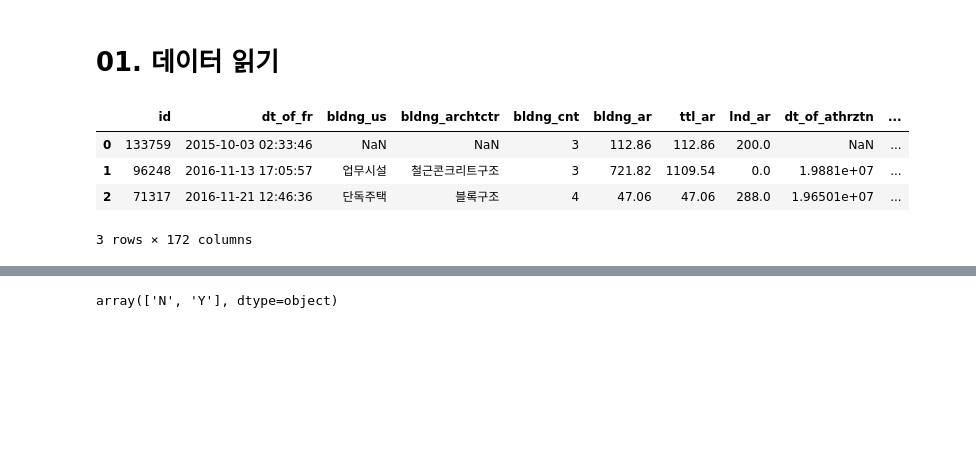
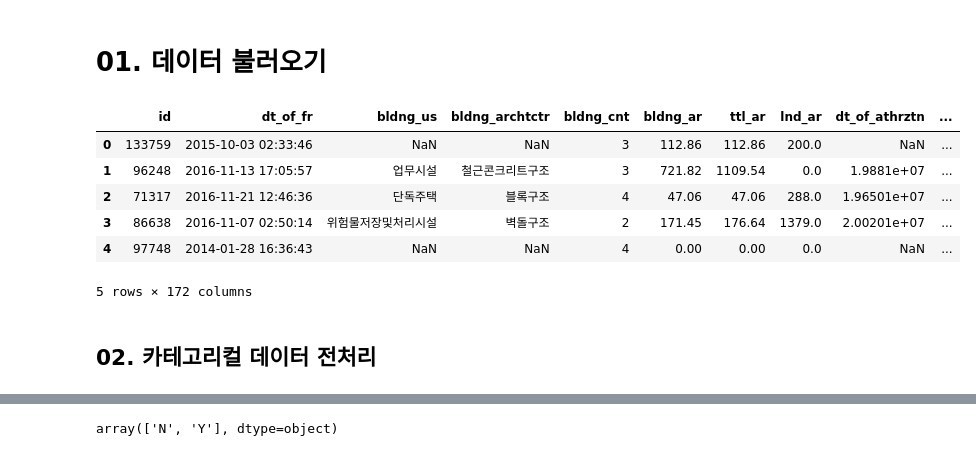
Before and after one commit to hanseul-wang/fire-prediction-model-Kimhae, a Jupyter notebook: Fire/Data_analysis/Train_Data_EDA.ipynb, the cells around one changed output, grey strips where cells are left out. Drawn from its saved outputs; the diff is of its cells as text; code cells hidden in the pictures; blank space fills up the shorter version.

```diff
--- a/Fire/Data_analysis/Train_Data_EDA.ipynb
+++ b/Fire/Data_analysis/Train_Data_EDA.ipynb
@@ -10,13 +7,17 @@ warnings.filterwarnings('ignore')
 # %% [markdown]
-# 01. 데이터 읽기
+# 01. 데이터 불러오기
 # %%
-aDB = pd.read_csv('../Data/PJT002_train.csv')
+tDB = pd.read_csv('../Data/PJT002_train.csv')
-# %%
-aDB.head(3)
-# %% [output]
-|  | id | dt_of_fr | bldng_us | bldng_archtctr | bldng_cnt | bldng_ar | ttl_ar | lnd_ar | dt_of_athrztn | ... |
-| 0 | 133759 | 2015-10-03 02:33:46 | NaN | NaN | 3 | 112.86 | 112.86 | 200.0 | NaN | ... |
-| 1 | 96248 | 2016-11-13 17:05:57 | 업무시설 | 철근콘크리트구조 | 3 | 721.82 | 1109.54 | 0.0 | 1.9881e+07 | ... |
-| 2 | 71317 | 2016-11-21 12:46:36 | 단독주택 | 블록구조 | 4 | 47.06 | 47.06 | 288.0 | 1.96501e+07 | ... |
-3 rows × 172 columns
+# %%
+tDB.head()
+# %% [output]
+|  | id | dt_of_fr | bldng_us | bldng_archtctr | bldng_cnt | bldng_ar | ttl_ar | lnd_ar | dt_of_athrztn | ... |
+| 0 | 133759 | 2015-10-03 02:33:46 | NaN | NaN | 3 | 112.86 | 112.86 | 200.0 | NaN | ... |
+| 1 | 96248 | 2016-11-13 17:05:57 | 업무시설 | 철근콘크리트구조 | 3 | 721.82 | 1109.54 | 0.0 | 1.9881e+07 | ... |
+| 2 | 71317 | 2016-11-21 12:46:36 | 단독주택 | 블록구조 | 4 | 47.06 | 47.06 | 288.0 | 1.96501e+07 | ... |
+| 3 | 86638 | 2016-11-07 02:50:14 | 위험물저장및처리시설 | 벽돌구조 | 2 | 171.45 | 176.64 | 1379.0 | 2.00201e+07 | ... |
+| 4 | 97748 | 2014-01-28 16:36:43 | NaN | NaN | 4 | 0.00 | 0.00 | 0.0 | NaN | ... |
+5 rows × 172 columns
+# %% [markdown]
+## 02. 카테고리컬 데이터 전처리
 # %%
```
Also changed, not shown: parts of 8 cells of this notebook.
